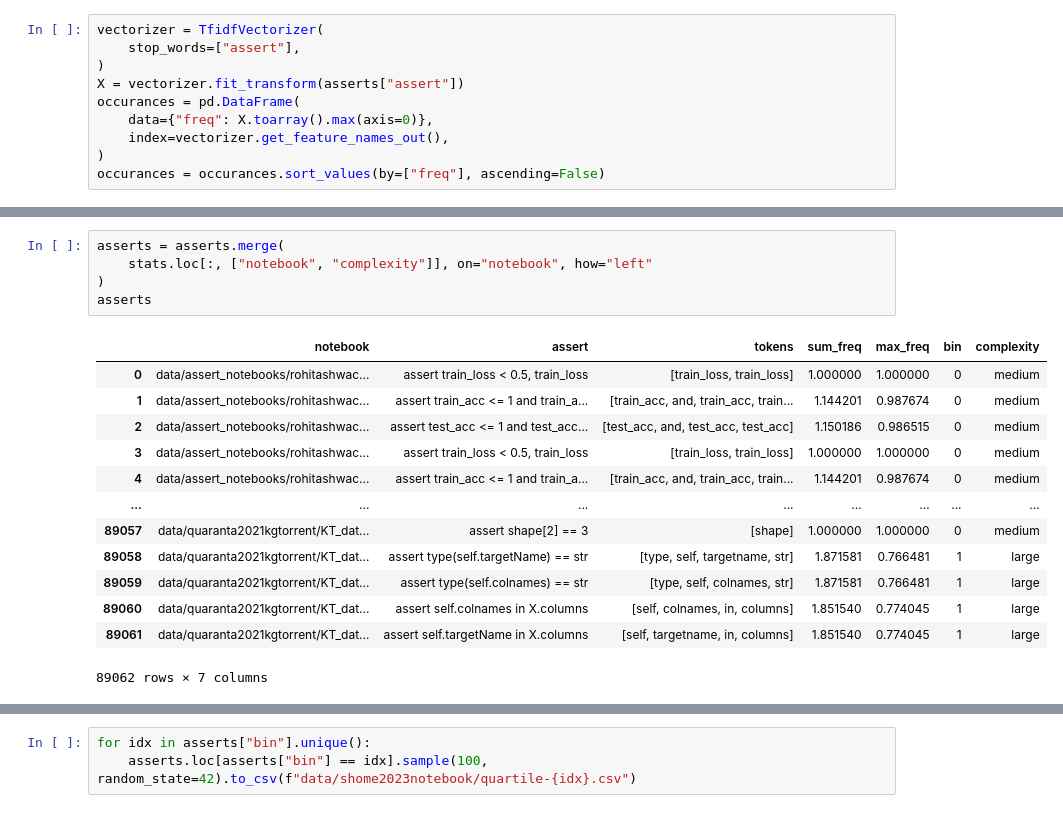
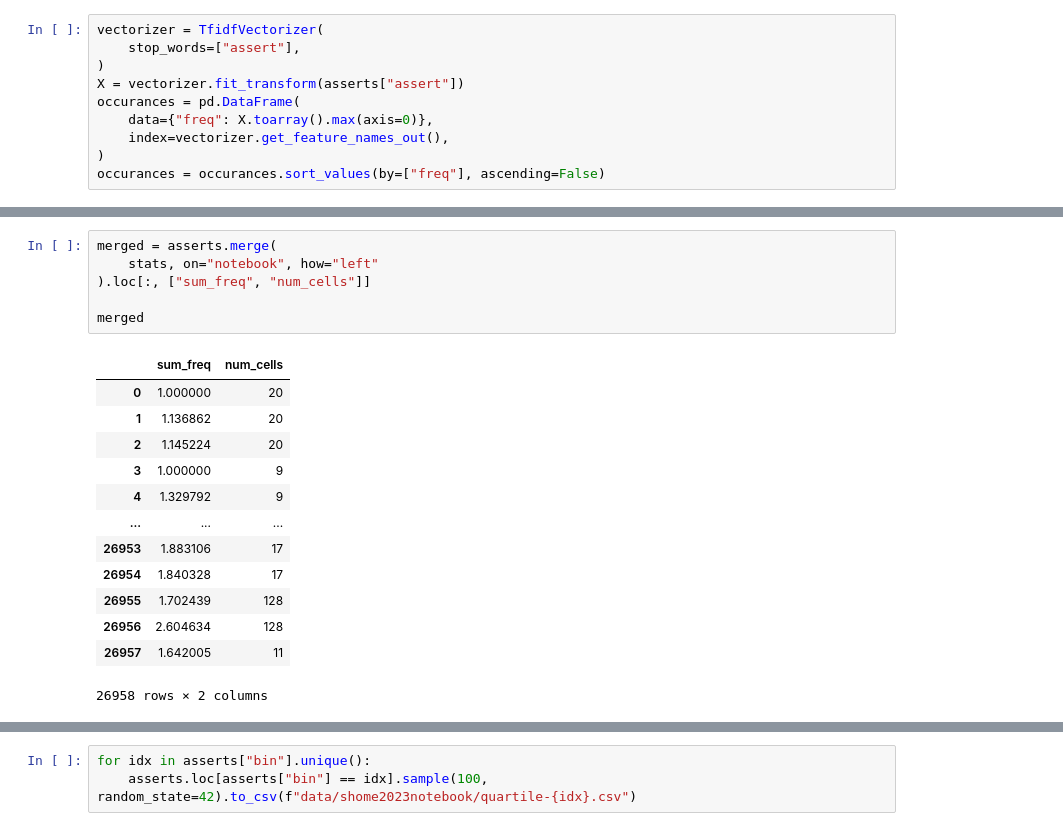
Before and after one commit to arumoy-shome/shome2023notebook, a Jupyter notebook: notebooks/analysis.ipynb, the cells around one changed output, grey strips where cells are left out. Cells and saved outputs as stored; diff of their text form.

Commit message:
chore: update analysis notebook

```diff
--- a/notebooks/analysis.ipynb
+++ b/notebooks/analysis.ipynb
@@ -986,19 +998,20 @@ Name: count, dtype: int64
 # %%
-asserts = asserts.merge(
-    stats.loc[:, ["notebook", "complexity"]], on="notebook", how="left"
-)
-asserts
+merged = asserts.merge(
+    stats, on="notebook", how="left"
+).loc[:, ["sum_freq", "num_cells"]]
+
+merged
 # %% [output]
-|  | notebook | assert | tokens | sum_freq | max_freq | bin | complexity |
-| 0 | data/assert_notebooks/rohitashwac... | assert train_loss < 0.5, train_loss | [train_loss, train_loss] | 1.000000 | 1.000000 | 0 | medium |
-| 1 | data/assert_notebooks/rohitashwac... | assert train_acc <= 1 and train_a... | [train_acc, and, train_acc, train... | 1.144201 | 0.987674 | 0 | medium |
-| 2 | data/assert_notebooks/rohitashwac... | assert test_acc <= 1 and test_acc... | [test_acc, and, test_acc, test_acc] | 1.150186 | 0.986515 | 0 | medium |
-| 3 | data/assert_notebooks/rohitashwac... | assert train_loss < 0.5, train_loss | [train_loss, train_loss] | 1.000000 | 1.000000 | 0 | medium |
-| 4 | data/assert_notebooks/rohitashwac... | assert train_acc <= 1 and train_a... | [train_acc, and, train_acc, train... | 1.144201 | 0.987674 | 0 | medium |
-| ... | ... | ... | ... | ... | ... | ... | ... |
-| 89057 | data/quaranta2021kgtorrent/KT_dat... | assert shape[2] == 3 | [shape] | 1.000000 | 1.000000 | 0 | medium |
-| 89058 | data/quaranta2021kgtorrent/KT_dat... | assert type(self.targetName) == str | [type, self, targetname, str] | 1.871581 | 0.766481 | 1 | large |
-| 89059 | data/quaranta2021kgtorrent/KT_dat... | assert type(self.colnames) == str | [type, self, colnames, str] | 1.871581 | 0.766481 | 1 | large |
-| 89060 | data/quaranta2021kgtorrent/KT_dat... | assert self.colnames in X.columns | [self, colnames, in, columns] | 1.851540 | 0.774045 | 1 | large |
-| 89061 | data/quaranta2021kgtorrent/KT_dat... | assert self.targetName in X.columns | [self, targetname, in, columns] | 1.851540 | 0.774045 | 1 | large |
+|  | sum_freq | num_cells |
+| 0 | 1.000000 | 20 |
+| 1 | 1.136862 | 20 |
+| 2 | 1.145224 | 20 |
+| 3 | 1.000000 | 9 |
+| 4 | 1.329792 | 9 |
+| ... | ... | ... |
+| 26953 | 1.883106 | 17 |
+| 26954 | 1.840328 | 17 |
+| 26955 | 1.702439 | 128 |
+| 26956 | 2.604634 | 128 |
+| 26957 | 1.642005 | 11 |
-89062 rows × 7 columns
+26958 rows × 2 columns
```
Also changed, not shown: parts of 16 cells of this notebook.
